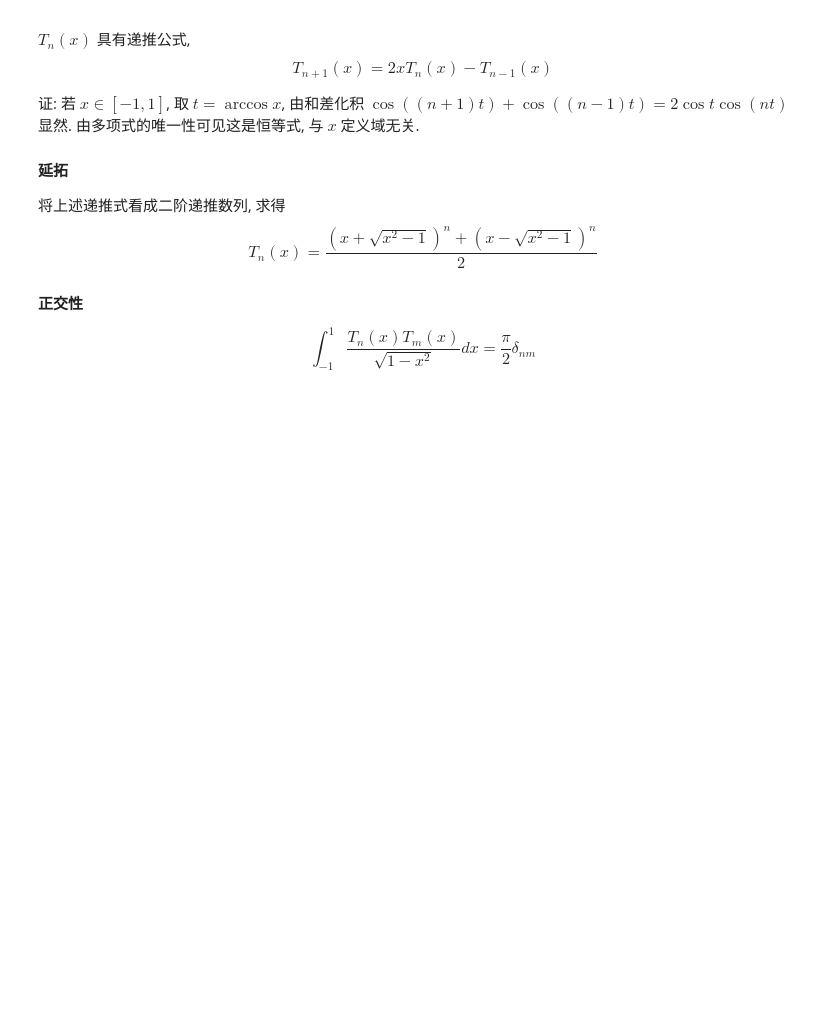
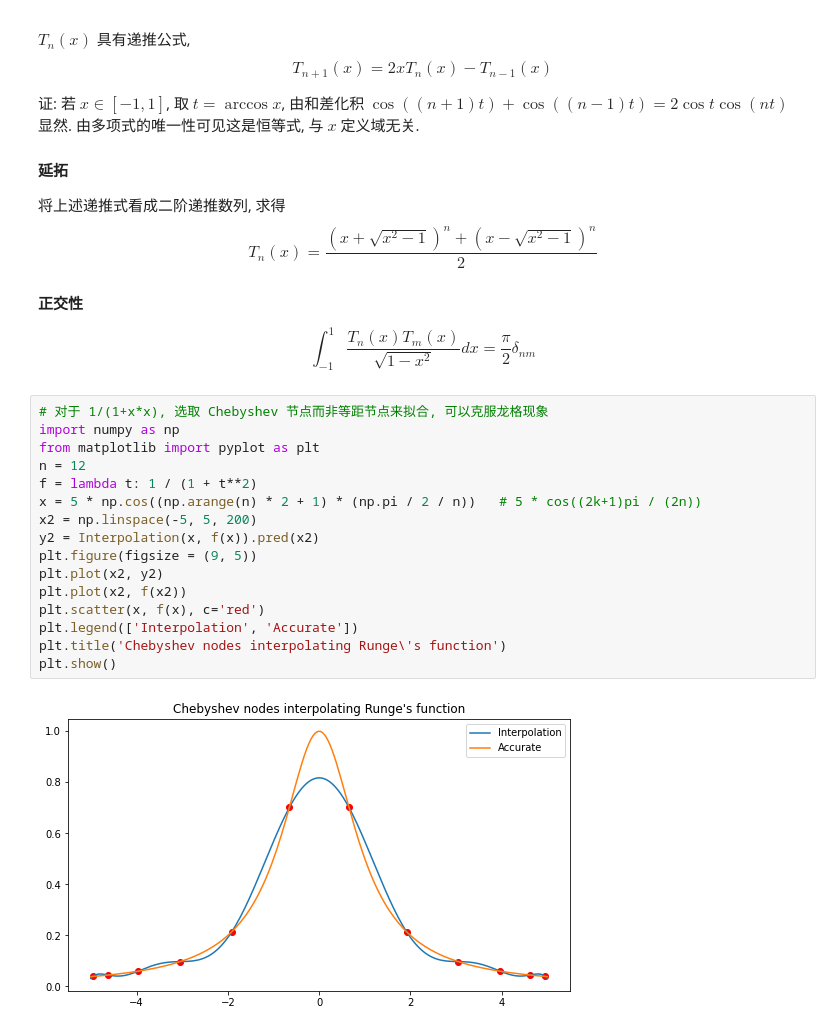
Before and after one commit to ForeverHaibara/Fudan-Courses, a Jupyter notebook: 数值算法与案例分析II/2 插值.ipynb, the cells around one changed output. Saved outputs shown, nothing was run; the diff lists cells and outputs as text; blank space fills up the shorter version.

```diff
--- a/数值算法与案例分析II/2 插值.ipynb
+++ b/数值算法与案例分析II/2 插值.ipynb
@@ -195,3 +256,21 @@ $$T_n(x) = \frac{(x+\sqrt{x^2-1})^n + (x-\sqrt{x^2-1})^n}{2}$$
 #### 正交性
 
 $$\int_{-1}^1 \frac{T_n(x)T_m(x)}{\sqrt{1 - x^2}}dx = \frac{\pi}{2}\delta_{nm}$$
+# %%
+# 对于 1/(1+x*x), 选取 Chebyshev 节点而非等距节点来拟合, 可以克服龙格现象
+import numpy as np
+from matplotlib import pyplot as plt
+n = 12
+f = lambda t: 1 / (1 + t**2)
+x = 5 * np.cos((np.arange(n) * 2 + 1) * (np.pi / 2 / n))   # 5 * cos((2k+1)pi / (2n))
+x2 = np.linspace(-5, 5, 200)
+y2 = Interpolation(x, f(x)).pred(x2)
+plt.figure(figsize = (9, 5))
+plt.plot(x2, y2)
+plt.plot(x2, f(x2))
+plt.scatter(x, f(x), c='red')
+plt.legend(['Interpolation', 'Accurate'])
+plt.title('Chebyshev nodes interpolating Runge\'s function')
+plt.show()
+# %% [output]
+[figure, added]
```
Also changed, not shown: parts of 9 cells of this notebook, 3 other files.
